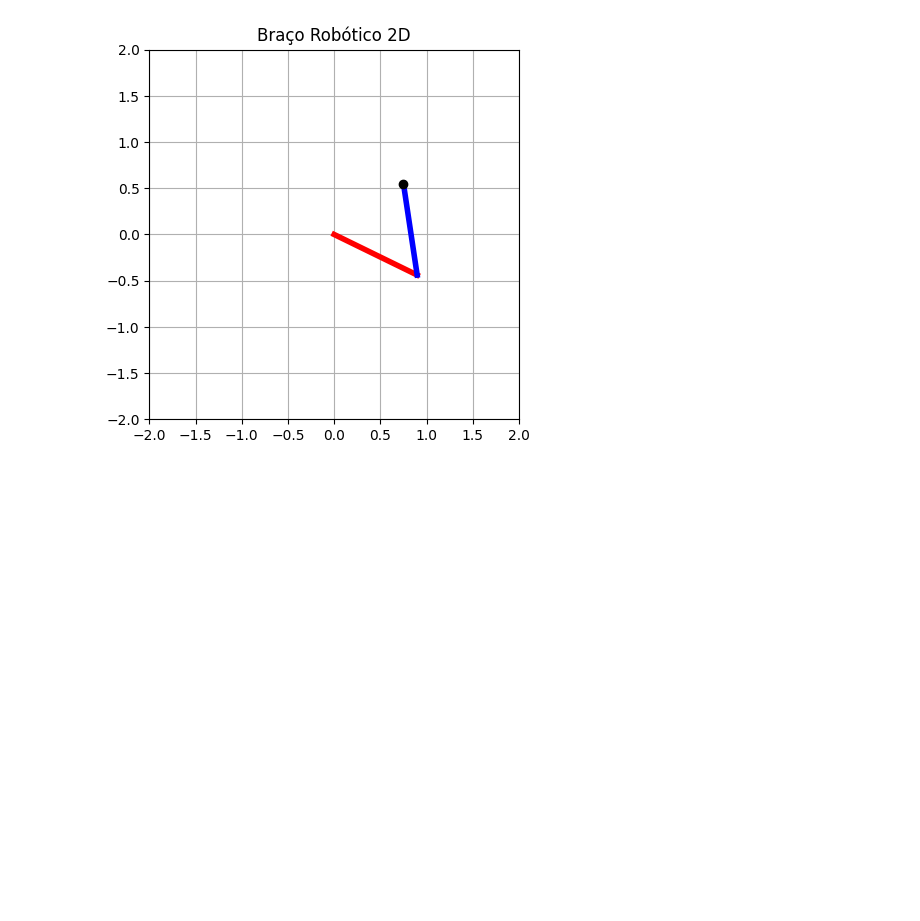
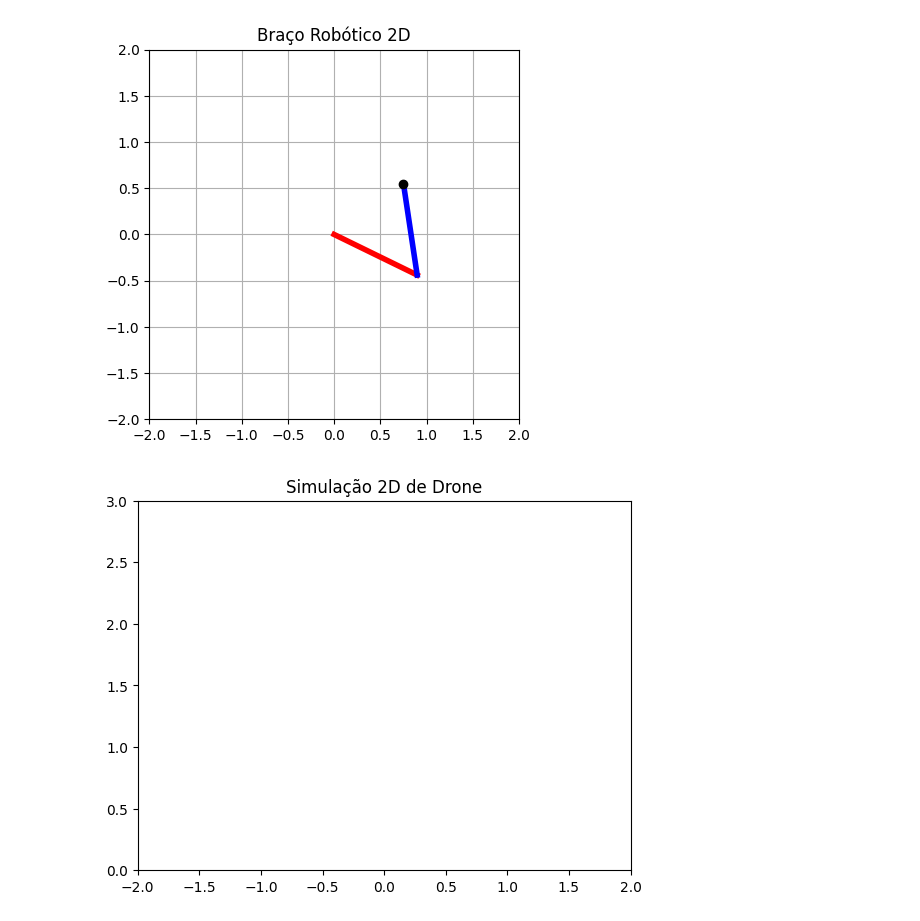
Before and after one commit to MarcoAntOliveira/Robotica, a Jupyter notebook: main.ipynb, the cells around one changed output. Cells and saved outputs as stored; diff of their text form; code cells hidden in the pictures; blank space fills up the shorter version.

```diff
--- a/main.ipynb
+++ b/main.ipynb
@@ -110,3 +110,55 @@ def plot_braco(theta1, theta2, L1, L2):
 plot_braco(theta1, theta2, L1, L2)
 # %% [output]
 [figure]
+# %%
+import numpy as np
+import matplotlib.pyplot as plt
+import matplotlib.animation as animation
+
+# Inicializa estado do drone
+x = 0
+y = 0
+theta = 0  # ângulo de inclinação
+
+# Parâmetros físicos
+g = 9.81
+m = 1.0
+L = 0.3
+
+# Inicialização da figura
+fig, ax = plt.subplots()
+line, = ax.plot([], [], 'ko-', linewidth=4)
+ax.set_xlim(-2, 2)
+ax.set_ylim(0, 3)
+ax.set_aspect('equal')
+
+def drone_pos(x, y, theta):
+    """Calcula posições da barra do drone"""
+    x1 = x - L * np.cos(theta)
+    y1 = y - L * np.sin(theta)
+    x2 = x + L * np.cos(theta)
+    y2 = y + L * np.sin(theta)
+    return [x1, x2], [y1, y2]
+
+def init():
+    line.set_data([], [])
+    return line,
+
+def update(frame):
+    global x, y, theta
+
+    # Simulação tosca de movimento
+    theta += 0.01 * np.sin(frame / 10)
+    y += 0.01
+    x += 0.005 * np.cos(frame / 20)
+
+    x_line, y_line = drone_pos(x, y, theta)
+    line.set_data(x_line, y_line)
+    return line,
+
+ani = animation.FuncAnimation(fig, update, init_func=init,
+                              frames=200, interval=50, blit=True)
+plt.title("Simulação 2D de Drone")
+plt.show()
+# %% [output]
+[figure, added]
```
Also changed, not shown: 2 other files.
